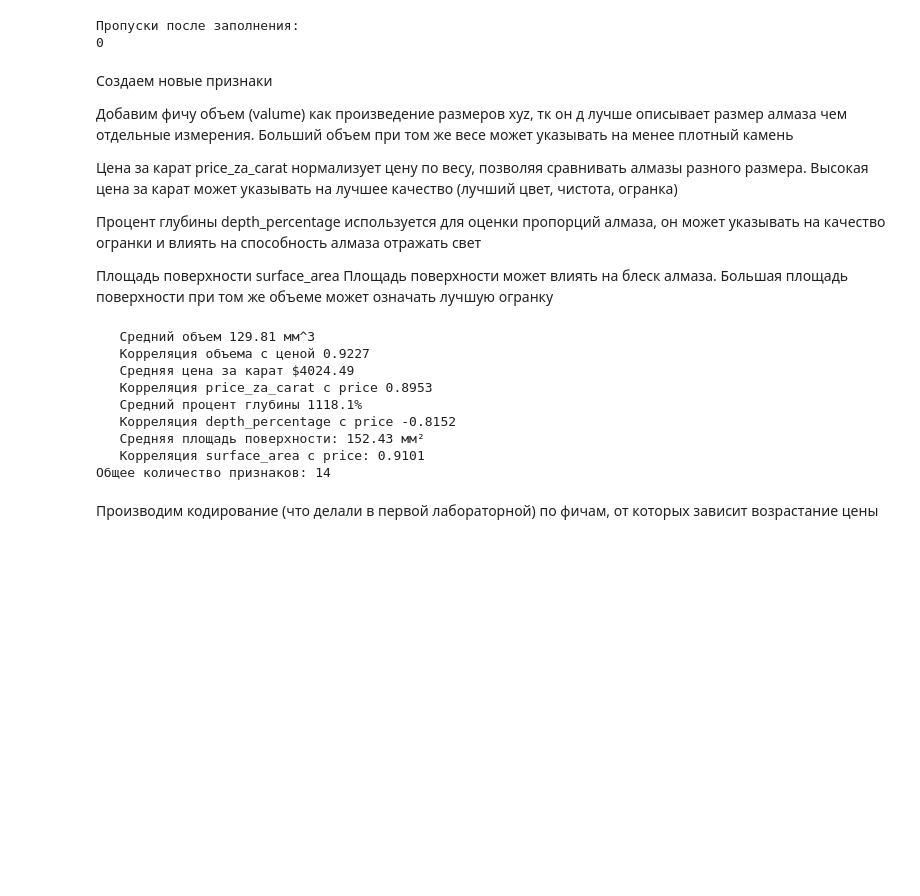
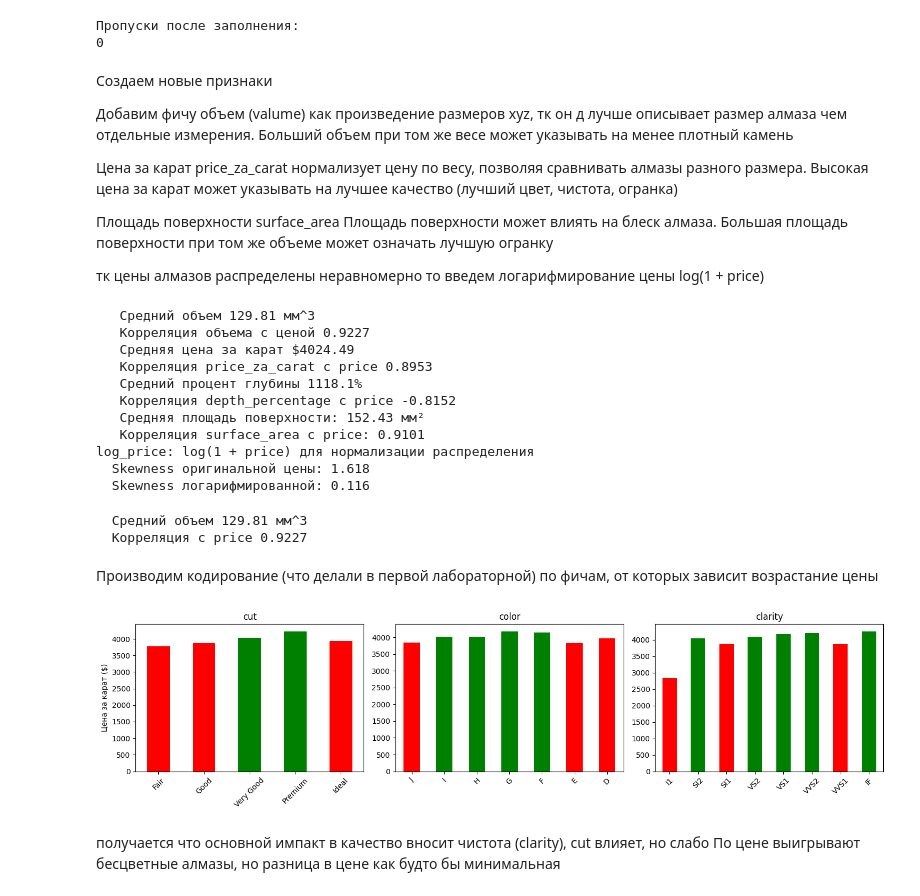
Before and after one commit to PINNOS/eda-2025, a Jupyter notebook: 5lab/rmaEDA_pipeline.ipynb, the cells around one changed output. Drawn from its saved outputs; the diff is of its cells as text; code cells hidden in the pictures; blank space fills up the shorter version.

```diff
--- a/5lab/rmaEDA_pipeline.ipynb
+++ b/5lab/rmaEDA_pipeline.ipynb
@@ -143,9 +143,9 @@ print(df_clean.isna().sum().sum())
 
 Цена за карат price_za_carat нормализует цену по весу, позволяя сравнивать алмазы разного размера. Высокая цена за карат может указывать на лучшее качество (лучший цвет, чистота, огранка)
 
-Процент глубины depth_percentage используется для оценки пропорций алмаза, он может указывать на качество огранки и влиять на способность алмаза отражать свет
+Площадь поверхности surface_area Площадь поверхности может влиять на блеск алмаза. Большая площадь поверхности при том же объеме может означать лучшую огранку
 
-Площадь поверхности surface_area Площадь поверхности может влиять на блеск алмаза. Большая площадь поверхности при том же объеме может означать лучшую огранку
+тк цены алмазов распределены неравномерно то введем логарифмирование цены log(1 + price)
 # %%
 df_clean['volume'] = df_clean['x'] * df_clean['y'] * df_clean['z']
 print(f"   Средний объем {df_clean['volume'].mean():.2f} мм^3")
@@ -163,7 +163,9 @@ df_clean['surface_area'] = 2 * (df_clean['x']*df_clean['y'] + df_clean['x']*df_c
 print(f"   Средняя площадь поверхности: {df_clean['surface_area'].mean():.2f} мм²")
 print(f"   Корреляция surface_area с price: {df_clean['surface_area'].corr(df_clean['price']):.4f}")
 
-print(f"Общее количество признаков: {df_clean.shape[1]}")
+df_clean['log_price'] = np.log1p(df_clean['price'])
+print(f"  Skewness оригинальной цены: {df_clean['price'].skew():.3f}")
+print(f"  Skewness логарифмированной: {df_clean['log_price'].skew():.3f}")
 # %% [output]
    Средний объем 129.81 мм^3
    Корреляция объема с ценой 0.9227
@@ -173,7 +175,30 @@ print(f"Общее количество признаков: {df_clean.shape[1]}"
    Корреляция depth_percentage с price -0.8152
    Средняя площадь поверхности: 152.43 мм²
    Корреляция surface_area с price: 0.9101
-Общее количество признаков: 14
+log_price: log(1 + price) для нормализации распределения
+  Skewness оригинальной цены: 1.618
+  Skewness логарифмированной: 0.116
+# %%
+df_clean['volume'] = df_clean['x'] * df_clean['y'] * df_clean['z']
+print(f"  Средний объем {df_clean['volume'].mean():.2f} мм^3")
+print(f"  Корреляция с price {df_clean['volume'].corr(df_clean['price']):.4f}")
+
+df_clean['price_za_carat'] = df_clean['price'] / df_clean['carat']
+print(f"  Средняя цена за карат: ${df_clean['price_za_carat'].mean():,.2f}")
+print(f"  Корреляция с price {df_clean['price_za_carat'].corr(df_clean['price']):.4f}")
+
+df_clean['surface_area'] = 2 * (df_clean['x']*df_clean['y'] +
+                               df_clean['x']*df_clean['z'] +
+                               df_clean['y']*df_clean['z'])
+print(f"  Средняя площадь: {df_clean['surface_area'].mean():.2f} мм^2")
+print(f"  Корреляция с price: {df_clean['surface_area'].corr(df_clean['price']):.4f}")
+
+df_clean['log_price'] = np.log1p(df_clean['price'])
+print(f"  Skewness до: {df_clean['price'].skew():.3f}")
+print(f"  Skewness после: {df_clean['log_price'].skew():.3f}")
+# %% [output]
+  Средний объем 129.81 мм^3
+  Корреляция с price 0.9227
 # %% [markdown]
 Производим кодирование (что делали в первой лабораторной) по фичам, от которых зависит возрастание цены
 # %%
@@ -184,3 +209,28 @@ clarity_order = {'I1': 0, 'SI2': 1, 'SI1': 2, 'VS2': 3, 'VS1': 4, 'VVS2': 5, 'VV
 df_clean['cut_encoded'] = df_clean['cut'].map(cut_order)
 df_clean['color_encoded'] = df_clean['color'].map(color_order)
 df_clean['clarity_encoded'] = df_clean['clarity'].map(clarity_order)
+# %%
+ig, axes = plt.subplots(1, 3, figsize=(15, 4))
+
+orders = [
+    ['Fair', 'Good', 'Very Good', 'Premium', 'Ideal'],
+    ['J', 'I', 'H', 'G', 'F', 'E', 'D'],
+    ['I1', 'SI2', 'SI1', 'VS2', 'VS1', 'VVS2', 'VVS1', 'IF']
+]
+
+for i, col in enumerate(categorical_cols):
+    ax = axes[i]
+    ppc_by_cat = df_clean.groupby(col)['price_za_carat'].mean().reindex(orders[i])
+    ppc_by_cat.plot(kind='bar', ax=ax, color=['red' if val < ppc_by_cat.mean() else 'green' for val in ppc_by_cat])
+    ax.set_title(col)
+    ax.set_xlabel('')
+    ax.tick_params(axis='x', rotation=45)
+    if i == 0: ax.set_ylabel('Цена за карат ($)')
+
+plt.tight_layout()
+plt.show()
+# %% [output]
+[figure, added]
+# %% [markdown]
+получается что основной импакт в качество вносит чистота (clarity), сut влияет, но слабо
+По цене выигрывают бесцветные алмазы, но разница в цене как будто бы минимальная
```
